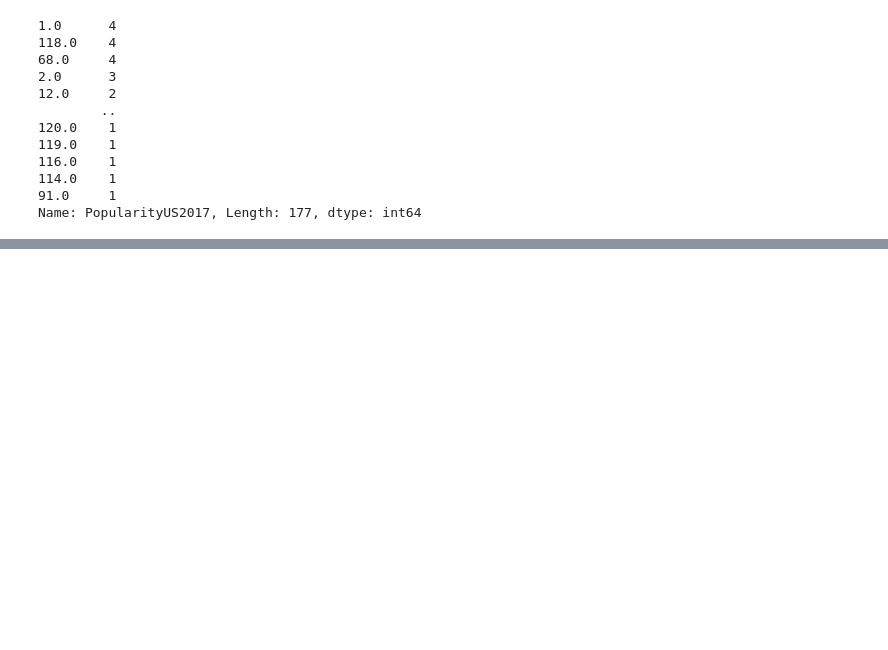
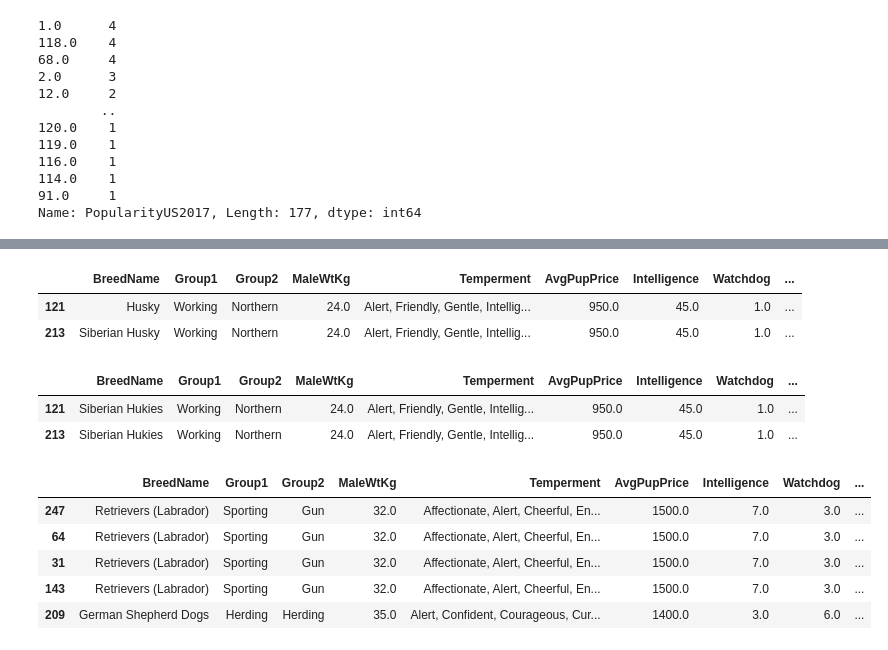
Before and after one commit to anikraze/no_dog_etl, a Jupyter notebook: Untitled.ipynb, the cells around one changed output, grey strips where cells are left out. Drawn from its saved outputs; the diff is of its cells as text; code cells hidden in the pictures; blank space fills up the shorter version.

```diff
--- a/Untitled.ipynb
+++ b/Untitled.ipynb
@@ -143,0 +167,3 @@ Name: PopularityUS2017, Length: 177, dtype: int64
+# %%
+df.loc[df.PopularityUS2017 == 118.0, 'BreedName'] = "American Eskimo Dogs"
+#Changed Eskimo Dog, German Spitz, Spitz & American Eskimo Dog to American Eskimo Dog
@@ -143,0 +193,7 @@ Name: PopularityUS2017, Length: 177, dtype: int64
+# %%
+pop_select=df.loc[df['PopularityUS2017']==12]
+pop_select
+# %% [output]
+|  | BreedName | Group1 | Group2 | MaleWtKg | Temperment | AvgPupPrice | Intelligence | Watchdog | ... |
+| 121 | Husky | Working | Northern | 24.0 | Alert, Friendly, Gentle, Intellig... | 950.0 | 45.0 | 1.0 | ... |
+| 213 | Siberian Husky | Working | Northern | 24.0 | Alert, Friendly, Gentle, Intellig... | 950.0 | 45.0 | 1.0 | ... |
@@ -143,0 +203,17 @@ Name: PopularityUS2017, Length: 177, dtype: int64
+# %%
+
+pop_select=df.loc[df['PopularityUS2017']==12]
+pop_select
+# %% [output]
+|  | BreedName | Group1 | Group2 | MaleWtKg | Temperment | AvgPupPrice | Intelligence | Watchdog | ... |
+| 121 | Siberian Hukies | Working | Northern | 24.0 | Alert, Friendly, Gentle, Intellig... | 950.0 | 45.0 | 1.0 | ... |
+| 213 | Siberian Hukies | Working | Northern | 24.0 | Alert, Friendly, Gentle, Intellig... | 950.0 | 45.0 | 1.0 | ... |
+# %%
+df.head()
+# %% [output]
+|  | BreedName | Group1 | Group2 | MaleWtKg | Temperment | AvgPupPrice | Intelligence | Watchdog | ... |
+| 247 | Retrievers (Labrador) | Sporting | Gun | 32.0 | Affectionate, Alert, Cheerful, En... | 1500.0 | 7.0 | 3.0 | ... |
+| 64 | Retrievers (Labrador) | Sporting | Gun | 32.0 | Affectionate, Alert, Cheerful, En... | 1500.0 | 7.0 | 3.0 | ... |
+| 31 | Retrievers (Labrador) | Sporting | Gun | 32.0 | Affectionate, Alert, Cheerful, En... | 1500.0 | 7.0 | 3.0 | ... |
+| 143 | Retrievers (Labrador) | Sporting | Gun | 32.0 | Affectionate, Alert, Cheerful, En... | 1500.0 | 7.0 | 3.0 | ... |
+| 209 | German Shepherd Dogs | Herding | Herding | 35.0 | Alert, Confident, Courageous, Cur... | 1400.0 | 3.0 | 6.0 | ... |
```
Also changed, not shown: parts of 24 cells of this notebook, 1 other file.
